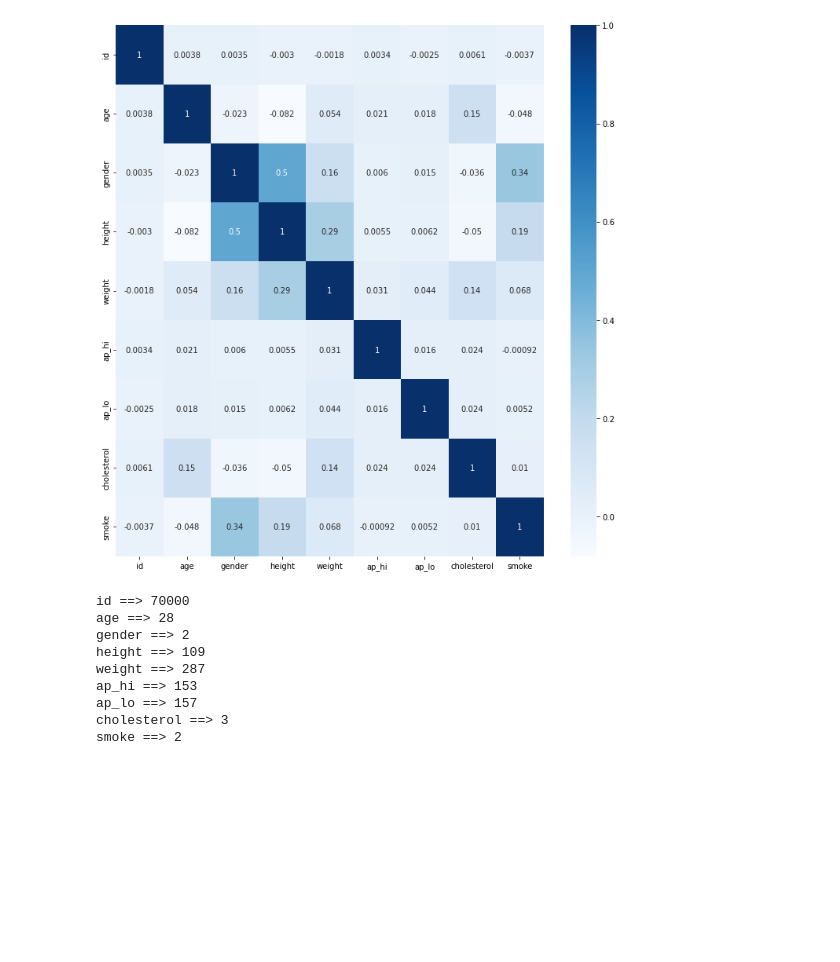
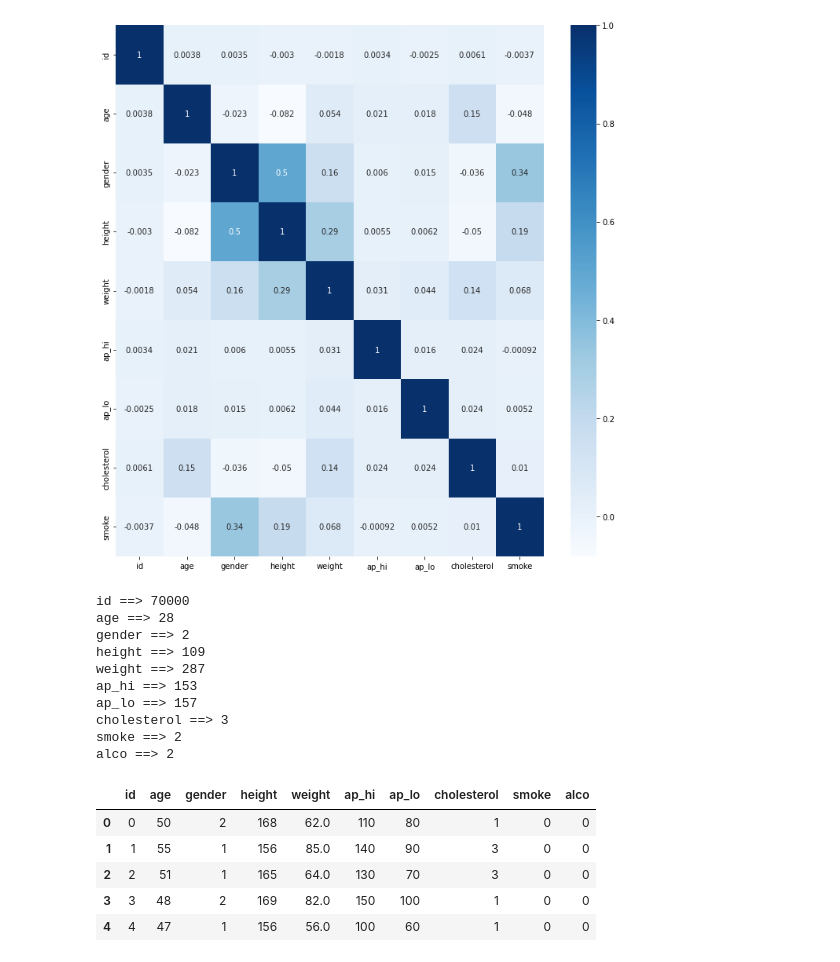
Before and after one commit to zadmainda/covid-MiniDataset, a Jupyter notebook: cardio_base.ipynb, the cells around one changed output. Cells and saved outputs as stored; diff of their text form; code cells hidden in the pictures; blank space fills up the shorter version.

Commit message:
save merged dataframe to csv

```diff
--- a/cardio_base.ipynb
+++ b/cardio_base.ipynb
@@ -164,8 +164,8 @@ plt.tight_layout()
 # %% [output]
 [figure]
 # %%
-for i in list(df.columns):
-    print("{} ==> {}".format(i, df[i].value_counts().shape[0]))
+for i in list(df3.columns):
+    print("{} ==> {}".format(i, df3[i].value_counts().shape[0]))
 # %% [output]
 id ==> 70000
 age ==> 28
@@ -176,3 +176,14 @@ ap_hi ==> 153
 ap_lo ==> 157
 cholesterol ==> 3
 smoke ==> 2
+alco ==> 2
+# %%
+#Save DF to csv
+df3.to_csv('cardio.csv', sep=',', encoding=)
+# %% [output]
+|  | id | age | gender | height | weight | ap_hi | ap_lo | cholesterol | smoke | alco |
+| 0 | 0 | 50 | 2 | 168 | 62.0 | 110 | 80 | 1 | 0 | 0 |
+| 1 | 1 | 55 | 1 | 156 | 85.0 | 140 | 90 | 3 | 0 | 0 |
+| 2 | 2 | 51 | 1 | 165 | 64.0 | 130 | 70 | 3 | 0 | 0 |
+| 3 | 3 | 48 | 2 | 169 | 82.0 | 150 | 100 | 1 | 0 | 0 |
+| 4 | 4 | 47 | 1 | 156 | 56.0 | 100 | 60 | 1 | 0 | 0 |
```
Also changed, not shown: parts of 2 cells of this notebook, 1 other file.
